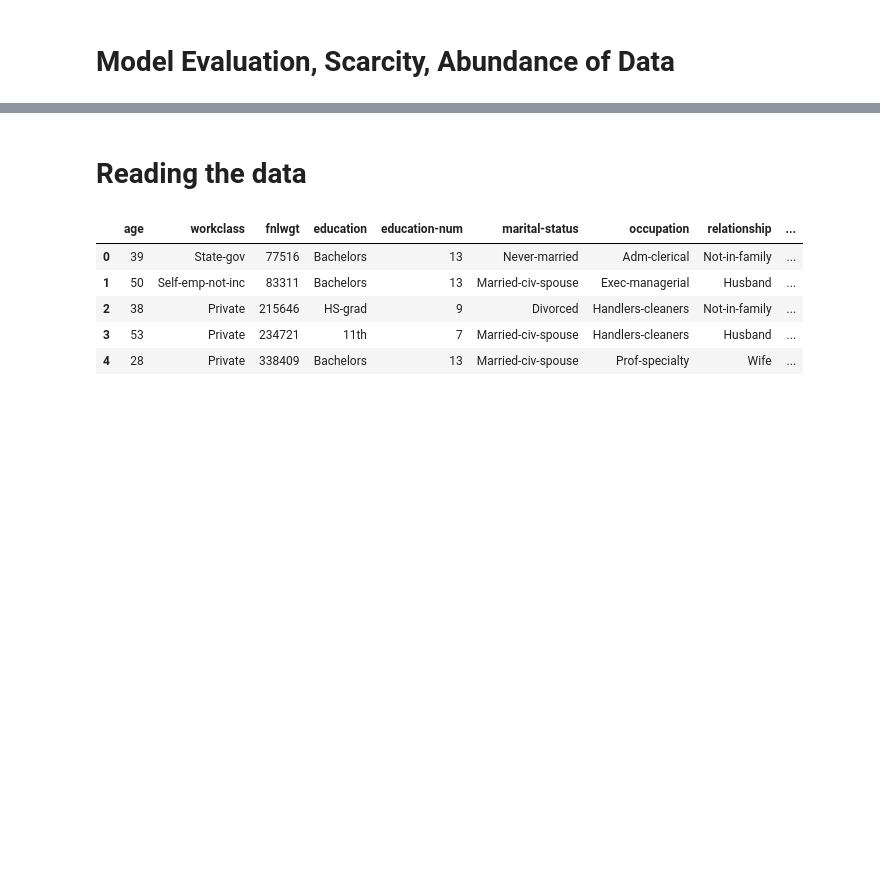
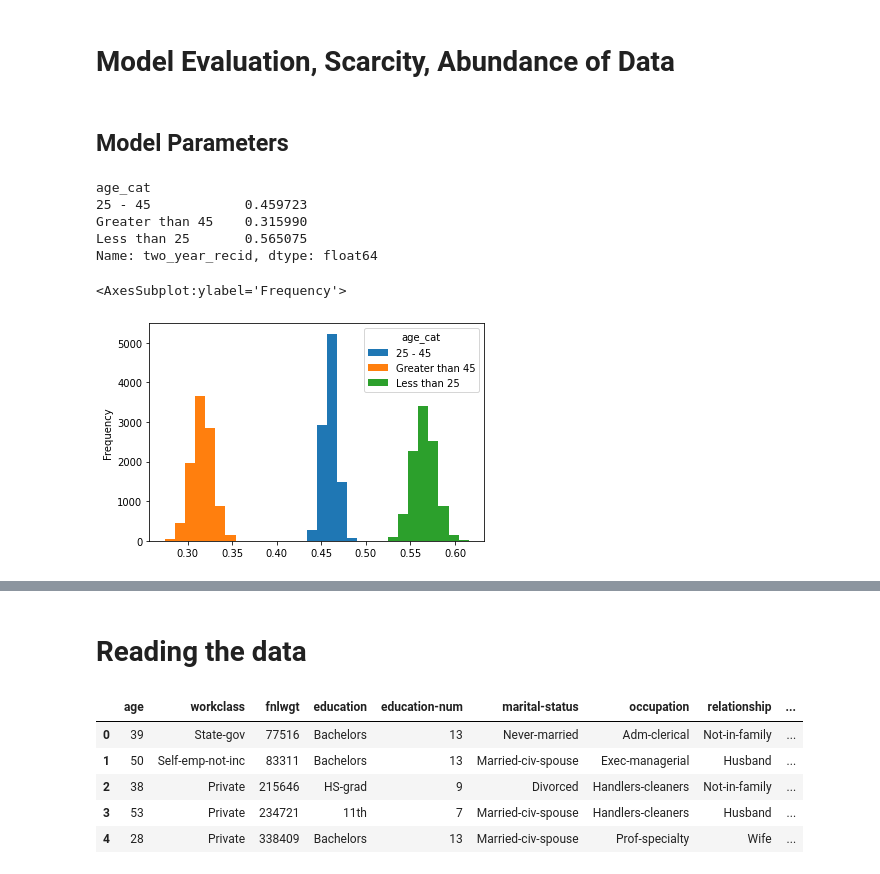
Before and after one commit to dhesse/IN-STK5000-Autumn-2022, a Jupyter notebook: nbhome/Lecture - 09.ipynb, the cells around one changed output, grey strips where cells are left out. Drawn from its saved outputs; the diff is of its cells as text; code cells hidden in the pictures; blank space fills up the shorter version.

```diff
--- a/nbhome/Lecture - 09.ipynb
+++ b/nbhome/Lecture - 09.ipynb
@@ -1,2 +1,30 @@
 # %% [markdown]
 # Model Evaluation, Scarcity, Abundance of Data
+# %% [markdown]
+## Model Parameters
+# %%
+import pandas as pd
+import numpy
+from scipy.stats import binom
+import matplotlib.pyplot as plt
+
+
+url = ('https://github.com/dhesse/IN-STK5000-Autumn21'
+       '/raw/main/compas-scores-two-years.csv.gz')
+data = pd.read_csv(url) # load the data
+data.groupby('age_cat')['two_year_recid'].mean() # point estimate
+# %% [output]
+age_cat
+25 - 45            0.459723
+Greater than 45    0.315990
+Less than 25       0.565075
+Name: two_year_recid, dtype: float64
+# %%
+bss = pd.DataFrame([
+    data.sample(data.shape[0], replace=True).
+        groupby('age_cat')['two_year_recid'].mean()
+    for _ in range(10000)])
+bss.plot.hist(bins=30)
+# %% [output]
+<AxesSubplot:ylabel='Frequency'>
+[figure, added]
```
Also changed, not shown: parts of 81 cells of this notebook, 1 other file.
